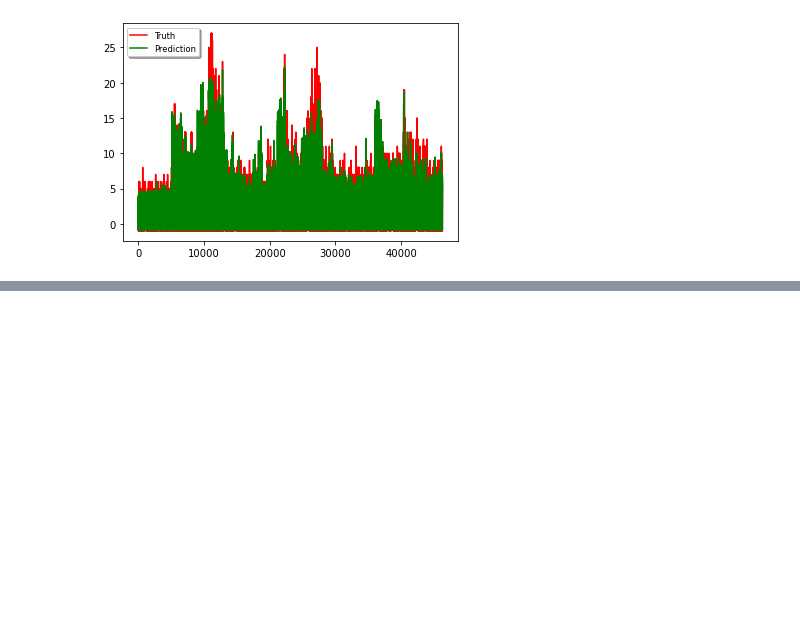
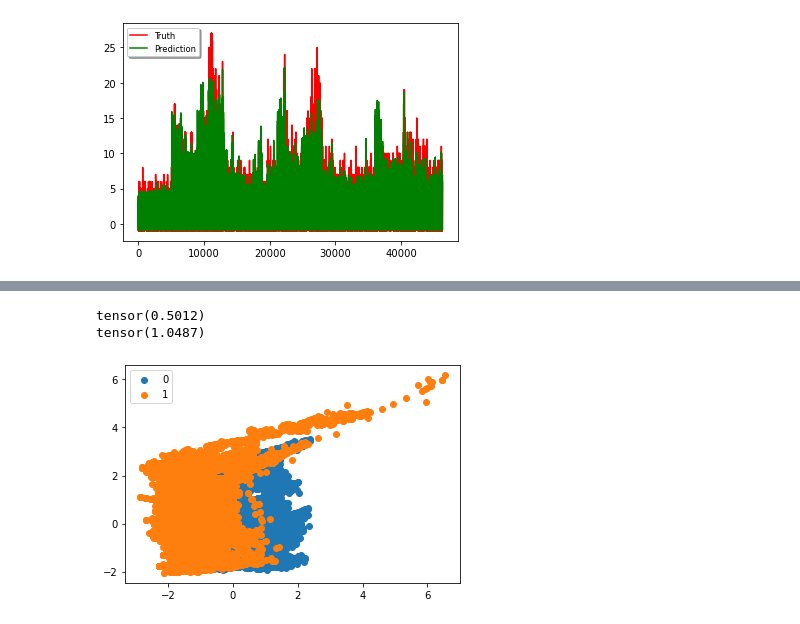
Before and after one commit to evanbradl/ML-Air-Sensor, a Jupyter notebook: Air_Sensor.ipynb, the cells around one changed output, grey strips where cells are left out. Drawn from its saved outputs; the diff is of its cells as text; code cells hidden in the pictures; blank space fills up the shorter version.

```diff
--- a/Air_Sensor.ipynb
+++ b/Air_Sensor.ipynb
@@ -288,7 +288,7 @@ def get_data_loader(field):
    val_loader = DataLoader(val, batch_size=batch_size, shuffle=False, drop_last=True)
    test_loader = DataLoader(test, batch_size=batch_size, shuffle=False, drop_last=True)
    test_loader_one = DataLoader(test, batch_size=1, shuffle=False, drop_last=True)
-   return X_train, X_test, train_loader, val_loader, test_loader_one, scaler
+   return X_train, X_test, train_loader, val_loader, test_loader_one, scaler, test_loader
 # %% [markdown]
 ### RNN Class definition
 # %%
@@ -946,0 +931,14 @@ Teensy Server Time
+# %%
+vae = VAE()
+optimizer = torch.optim.Adam(vae.parameters(), lr=1e-3)
+epochs = 2
+for epoch in range(epochs):
+  for idx, (data_in, _) in enumerate(train_loader):
+      data_recon, mu, logvar = vae(data_in)
+      loss = loss_fn(data_recon, data_in, mu, logvar)
+
+      optimizer.zero_grad()
+      loss.backward()
+      optimizer.step()
+      if idx%1000 == 0:
+        print("Epoch[{}/{}] Loss: {:.3f}".format(epoch+1, epochs, loss.data/data_in.shape[0]))
@@ -946,0 +959,27 @@ Teensy Server Time
+# %%
+def flatten(x):
+    return to_var(x.view(x.size(0), -1))
+
+display_loader = DataLoader(train, batch_size=25000, shuffle=False, drop_last=True)
+data_in, labels = next(iter(display_loader))
+mean = torch.mean(labels)
+std = torch.std(labels)
+print(mean)
+print(std)
+recon_features, mu, logvar = vae(data_in)
+mu = mu.detach().cpu()
+plt.figure()
+legtext = []
+
+for i in range(2):
+  if i == 0:
+    idx = (labels[:,0] > mean)
+  if i == 1:
+    idx = (labels[:,0] <= mean)
+  plt.scatter(mu[idx,0],mu[idx,1])
+  legtext = np.hstack((legtext,str(i)))
+  plt.legend(legtext)
+# %% [output]
+tensor(0.5012)
+tensor(1.0487)
+[figure, added]
```
Also changed, not shown: parts of 10 cells of this notebook.
